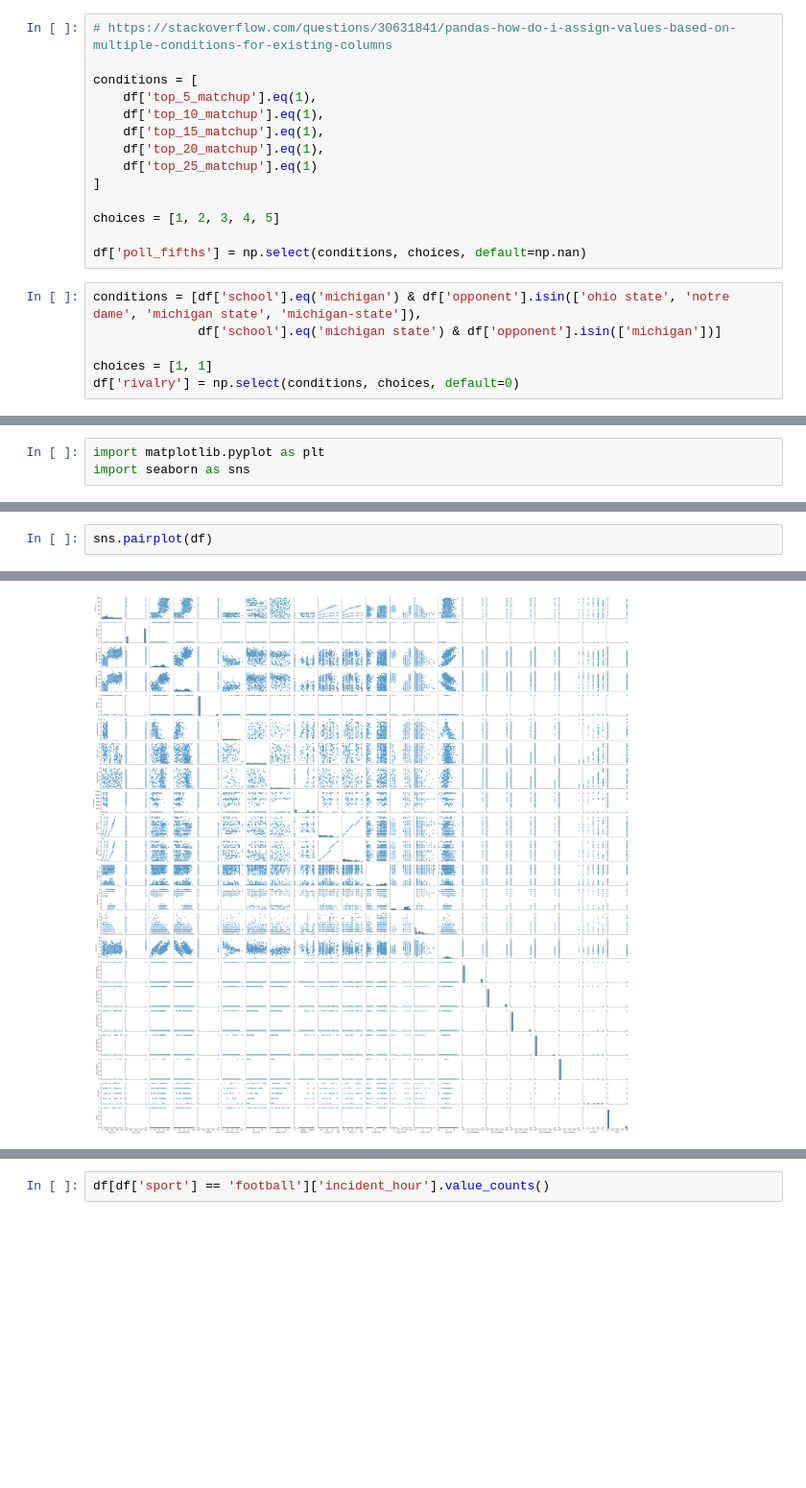
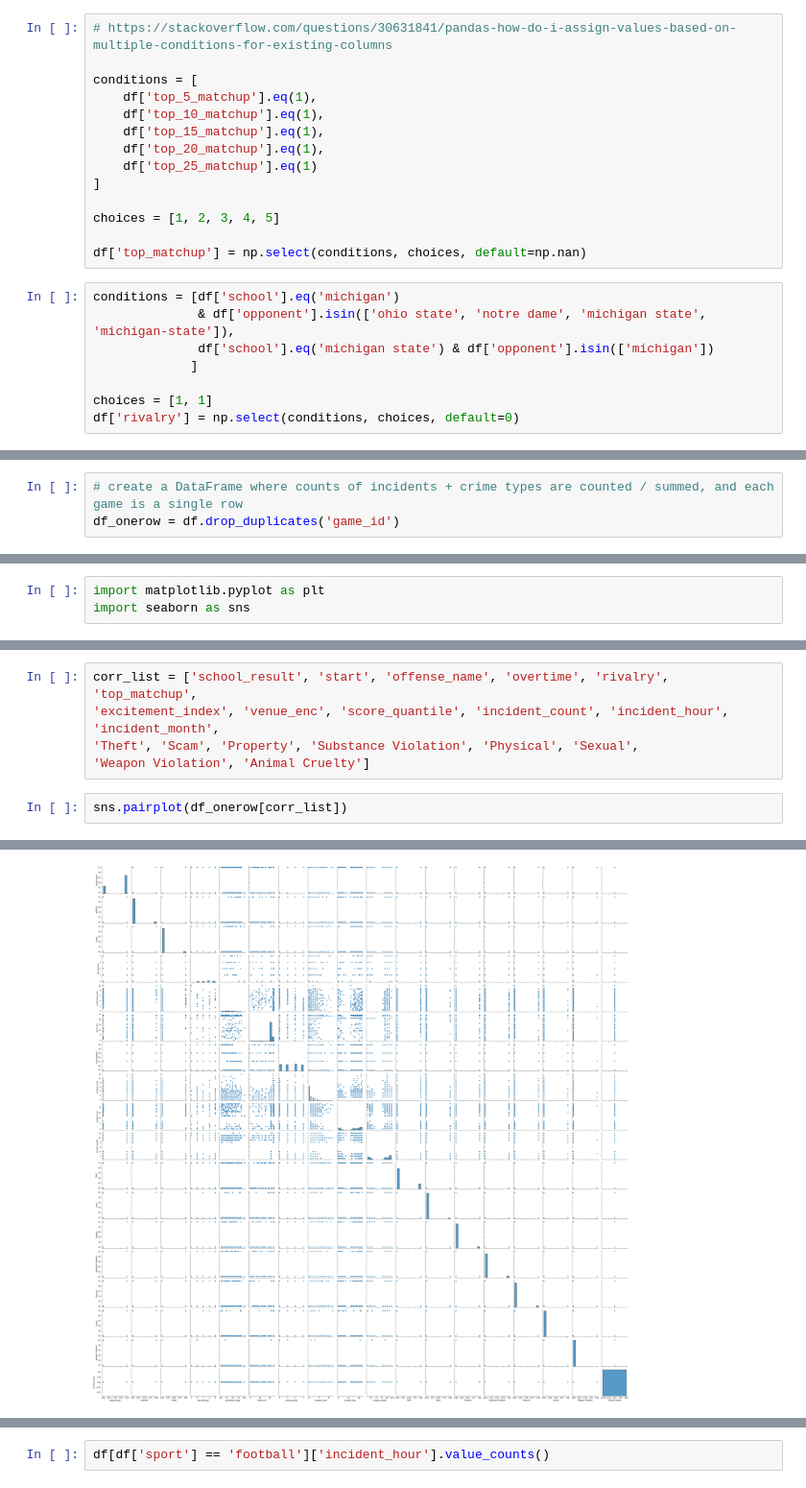
Before and after one commit to djboudia/milestone, a Jupyter notebook: 03_notebooks/06_sports_crime_eda.ipynb, the cells around one changed output, grey strips where cells are left out. Shown at 96% size. Cells and saved outputs as stored; diff of their text form; blank space fills up the shorter version.

```diff
--- a/03_notebooks/06_sports_crime_eda.ipynb
+++ b/03_notebooks/06_sports_crime_eda.ipynb
@@ -206,10 +238,12 @@ conditions = [
 
 choices = [1, 2, 3, 4, 5]
 
-df['poll_fifths'] = np.select(conditions, choices, default=np.nan)
+df['top_matchup'] = np.select(conditions, choices, default=np.nan)
 # %%
-conditions = [df['school'].eq('michigan') & df['opponent'].isin(['ohio state', 'notre dame', 'michigan state', 'michigan-state']),
-              df['school'].eq('michigan state') & df['opponent'].isin(['michigan'])]
+conditions = [df['school'].eq('michigan')
+              & df['opponent'].isin(['ohio state', 'notre dame', 'michigan state', 'michigan-state']),
+              df['school'].eq('michigan state') & df['opponent'].isin(['michigan'])
+             ]
 
 choices = [1, 1]
 df['rivalry'] = np.select(conditions, choices, default=0)
@@ -242,3 +253,6 @@ df[df['top_10_matchup'] == 1][:15]
+# %%
+# create a DataFrame where counts of incidents + crime types are counted / summed, and each game is a single row
+df_onerow = df.drop_duplicates('game_id')
 # %% [markdown]
 <a id='analysis'></a>
 # %% [markdown]
@@ -423,5 +547,10 @@ df.columns[9]
+# %%
+corr_list = ['school_result', 'start', 'offense_name', 'overtime', 'rivalry', 'top_matchup',
+'excitement_index', 'venue_enc', 'score_quantile', 'incident_count', 'incident_hour', 'incident_month',
+'Theft', 'Scam', 'Property', 'Substance Violation', 'Physical', 'Sexual',
+'Weapon Violation', 'Animal Cruelty']
 # %%
-sns.pairplot(df)
+sns.pairplot(df_onerow[corr_list])
 # %% [output]
 <seaborn.axisgrid.PairGrid at 0x...>
-[figure, old version]
+[figure, new version]
```
Also changed, not shown: parts of 126 cells of this notebook.
